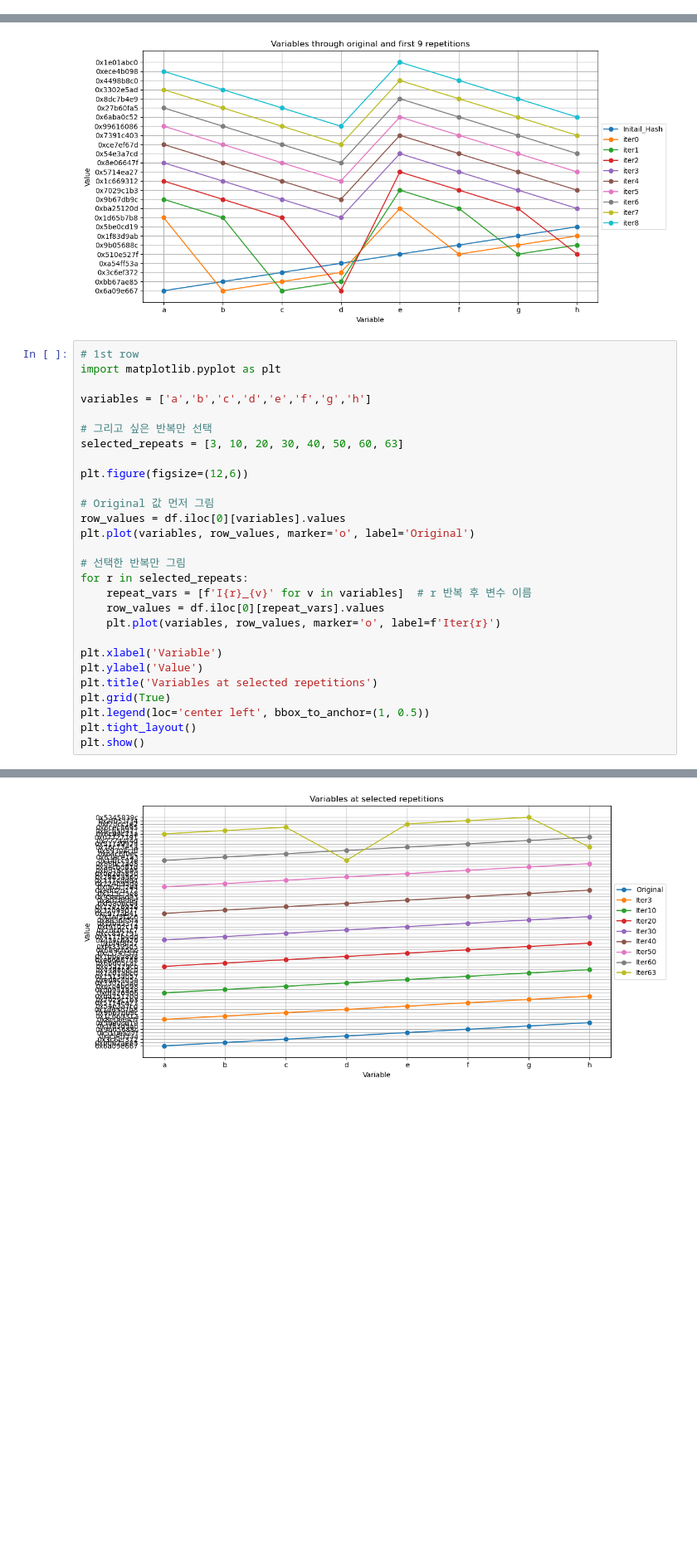
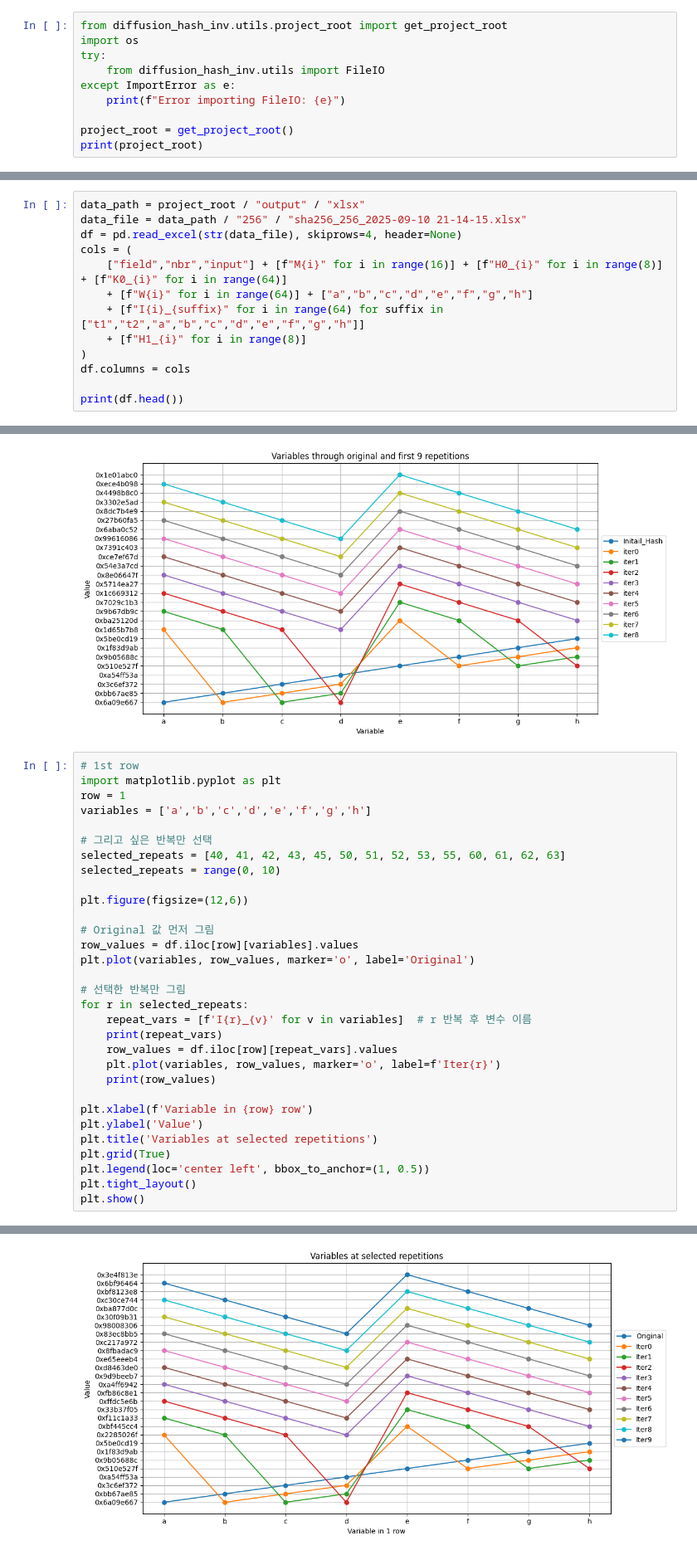
Before and after one commit to alphaka27/Diffusion_HASH_inverse, a Jupyter notebook: src/diffusion_hash_inv/analyze/SHA256_Research.ipynb, the cells around one changed output, grey strips where cells are left out. Shown at 83% size. Drawn from its saved outputs; the diff is of its cells as text; blank space fills up the shorter version.

```diff
--- a/src/diffusion_hash_inv/analyze/SHA256_Research.ipynb
+++ b/src/diffusion_hash_inv/analyze/SHA256_Research.ipynb
@@ -4,0 +7,10 @@
+# %%
+from diffusion_hash_inv.utils.project_root import get_project_root
+import os
+try:
+    from diffusion_hash_inv.utils import FileIO
+except ImportError as e:
+    print(f"Error importing FileIO: {e}")
+
+project_root = get_project_root()
+print(project_root)
@@ -20,3 +51,16 @@ FileNotFoundError: [Errno 2] No such file or directory: 'output/xlsx/256/sha256_
+# %%
+data_path = project_root / "output" / "xlsx"
+data_file = data_path / "256" / "sha256_256_2025-09-10 21-14-15.xlsx"
+df = pd.read_excel(str(data_file), skiprows=4, header=None)
+cols = (
+    ["field","nbr","input"] + [f"M{i}" for i in range(16)] + [f"H0_{i}" for i in range(8)] + [f"K0_{i}" for i in range(64)]
+    + [f"W{i}" for i in range(64)] + ["a","b","c","d","e","f","g","h"]
+    + [f"I{i}_{suffix}" for i in range(64) for suffix in ["t1","t2","a","b","c","d","e","f","g","h"]]
+    + [f"H1_{i}" for i in range(8)]
+)
+df.columns = cols
+
+print(df.head())
 # %%
 import numpy as np
 import pandas as pd
@@ -420,25 +449,28 @@ plt.show()
 # %%
 # 1st row
 import matplotlib.pyplot as plt
-
+row = 1
 variables = ['a','b','c','d','e','f','g','h']
 
 # 그리고 싶은 반복만 선택
-selected_repeats = [3, 10, 20, 30, 40, 50, 60, 63]
+selected_repeats = [40, 41, 42, 43, 45, 50, 51, 52, 53, 55, 60, 61, 62, 63]
+selected_repeats = range(0, 10)
 
 plt.figure(figsize=(12,6))
 
 # Original 값 먼저 그림
-row_values = df.iloc[0][variables].values
+row_values = df.iloc[row][variables].values
 plt.plot(variables, row_values, marker='o', label='Original')
 
 # 선택한 반복만 그림
 for r in selected_repeats:
     repeat_vars = [f'I{r}_{v}' for v in variables]  # r 반복 후 변수 이름
-    row_values = df.iloc[0][repeat_vars].values
+    print(repeat_vars)
+    row_values = df.iloc[row][repeat_vars].values
     plt.plot(variables, row_values, marker='o', label=f'Iter{r}')
+    print(row_values)
 
-plt.xlabel('Variable')
+plt.xlabel(f'Variable in {row} row')
 plt.ylabel('Value')
 plt.title('Variables at selected repetitions')
 plt.grid(True)
@@ -449 +498 @@ plt.show()
-[figure, old version]
+[figure, new version]
```
Also changed, not shown: parts of 7 cells of this notebook, 41 other files.
